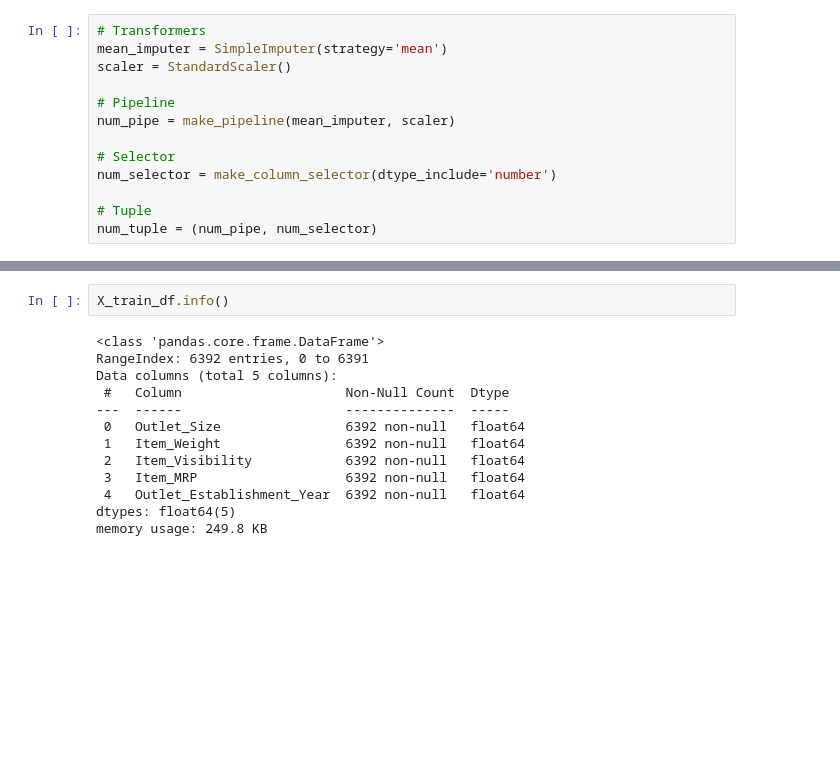
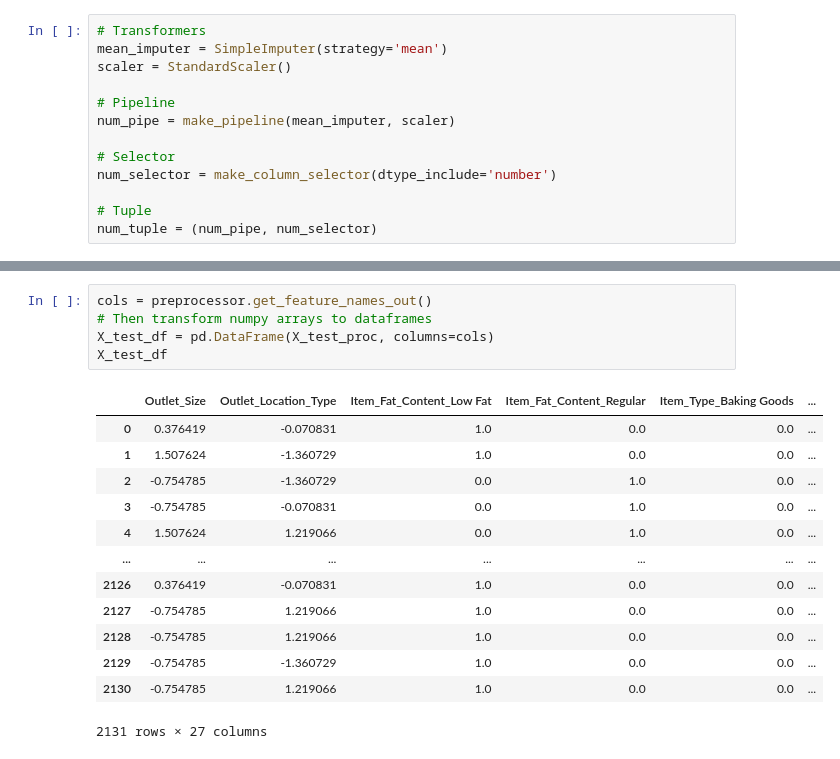
Before and after one commit to RosaR02/Project-1---part-1, a Jupyter notebook: SalesPredictionV.ipynb, the cells around one changed output, grey strips where cells are left out. Cells and saved outputs as stored; diff of their text form; blank space fills up the shorter version.

```diff
--- a/SalesPredictionV.ipynb
+++ b/SalesPredictionV.ipynb
@@ -235,15 +454,19 @@ X_train_df
-# %%
-X_train_df.info()
-# %% [output]
-<class 'pandas.core.frame.DataFrame'>
-RangeIndex: 6392 entries, 0 to 6391
-Data columns (total 5 columns):
- #   Column                     Non-Null Count  Dtype
----  ------                     --------------  -----
- 0   Outlet_Size                6392 non-null   float64
- 1   Item_Weight                6392 non-null   float64
- 2   Item_Visibility            6392 non-null   float64
- 3   Item_MRP                   6392 non-null   float64
- 4   Outlet_Establishment_Year  6392 non-null   float64
-dtypes: float64(5)
-memory usage: 249.8 KB
+# %%
+cols = preprocessor.get_feature_names_out()
+# Then transform numpy arrays to dataframes
+X_test_df = pd.DataFrame(X_test_proc, columns=cols)
+X_test_df
+# %% [output]
+|  | Outlet_Size | Outlet_Location_Type | Item_Fat_Content_Low Fat | Item_Fat_Content_Regular | Item_Type_Baking Goods | ... |
+| 0 | 0.376419 | -0.070831 | 1.0 | 0.0 | 0.0 | ... |
+| 1 | 1.507624 | -1.360729 | 1.0 | 0.0 | 0.0 | ... |
+| 2 | -0.754785 | -1.360729 | 0.0 | 1.0 | 0.0 | ... |
+| 3 | -0.754785 | -0.070831 | 0.0 | 1.0 | 0.0 | ... |
+| 4 | 1.507624 | 1.219066 | 0.0 | 1.0 | 0.0 | ... |
+| ... | ... | ... | ... | ... | ... | ... |
+| 2126 | 0.376419 | -0.070831 | 1.0 | 0.0 | 0.0 | ... |
+| 2127 | -0.754785 | 1.219066 | 1.0 | 0.0 | 0.0 | ... |
+| 2128 | -0.754785 | 1.219066 | 1.0 | 0.0 | 0.0 | ... |
+| 2129 | -0.754785 | -1.360729 | 1.0 | 0.0 | 0.0 | ... |
+| 2130 | -0.754785 | 1.219066 | 1.0 | 0.0 | 0.0 | ... |
+2131 rows × 27 columns
```
Also changed, not shown: parts of 57 cells of this notebook.
